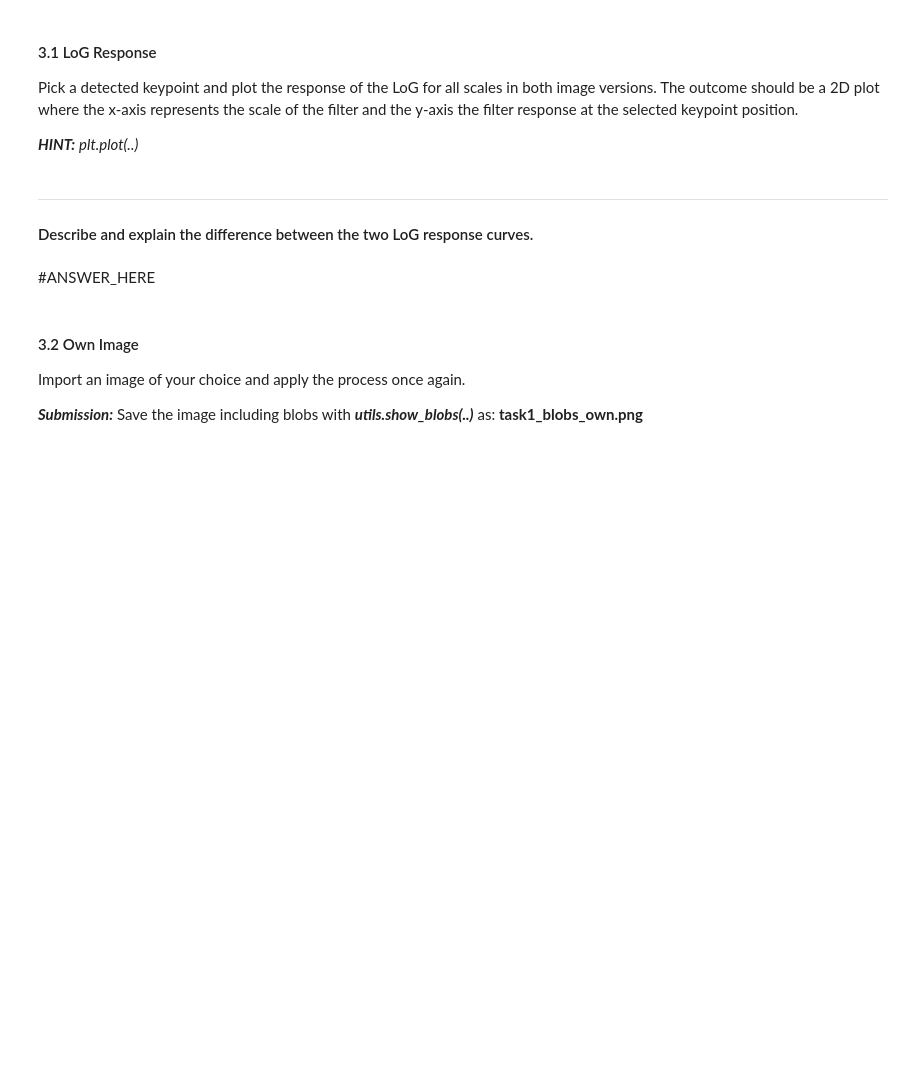
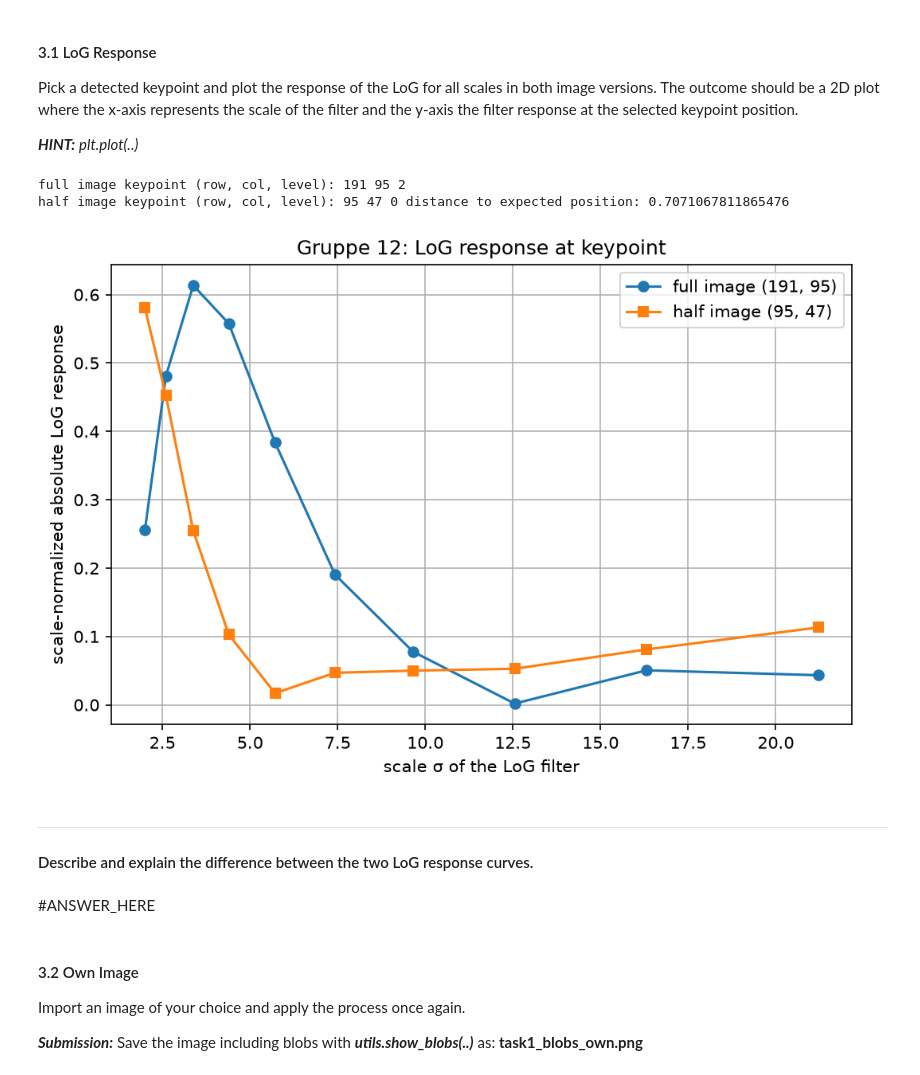
Before and after one commit to nkbtu/CV2026-27_assignment1, a Jupyter notebook: TASK1/Task1.ipynb, the cells around one changed output. Saved outputs shown, nothing was run; the diff lists cells and outputs as text; code cells hidden in the pictures; blank space fills up the shorter version.

Commit message:
LoG response

```diff
--- a/TASK1/Task1.ipynb
+++ b/TASK1/Task1.ipynb
@@ -104,3 +109,29 @@ _plt.plot(..)_
+# %%
+#student_code start
+responses = scale_space[peaks[:, 0], peaks[:, 1], peaks[:, 2]]
+r, c, lvl = peaks[np.argmax(responses)]
+print("full image keypoint (row, col, level):", r, c, lvl)
+
+dists = np.hypot(peaks_half[:, 0] - r / 2, peaks_half[:, 1] - c / 2)
+r_h, c_h, lvl_h = peaks_half[np.argmin(dists)]
+print("half image keypoint (row, col, level):", r_h, c_h, lvl_h,
+      "distance to expected position:", dists.min())
+
+# 3. plot response vs. sigma for both
+plt.figure()
+plt.plot(all_sigmas, scale_space[r, c, :], 'o-', label=f"full image ({r}, {c})")
+plt.plot(all_sigmas_half, scale_space_half[r_h, c_h, :], 's-', label=f"half image ({r_h}, {c_h})")
+plt.xlabel("scale σ of the LoG filter")
+plt.ylabel("scale-normalized absolute LoG response")
+plt.title("Gruppe 12: LoG response at keypoint")
+plt.legend()
+plt.grid(True)
+plt.show()
+#student_code end
+# %% [output]
+full image keypoint (row, col, level): 191 95 2
+half image keypoint (row, col, level): 95 47 0 distance to expected position: 0.7071067811865476
+[figure, added]
 # %% [markdown]
 ***
 #### Describe and explain the difference between the two LoG response curves.
```
Also changed, not shown: parts of 7 cells of this notebook.
